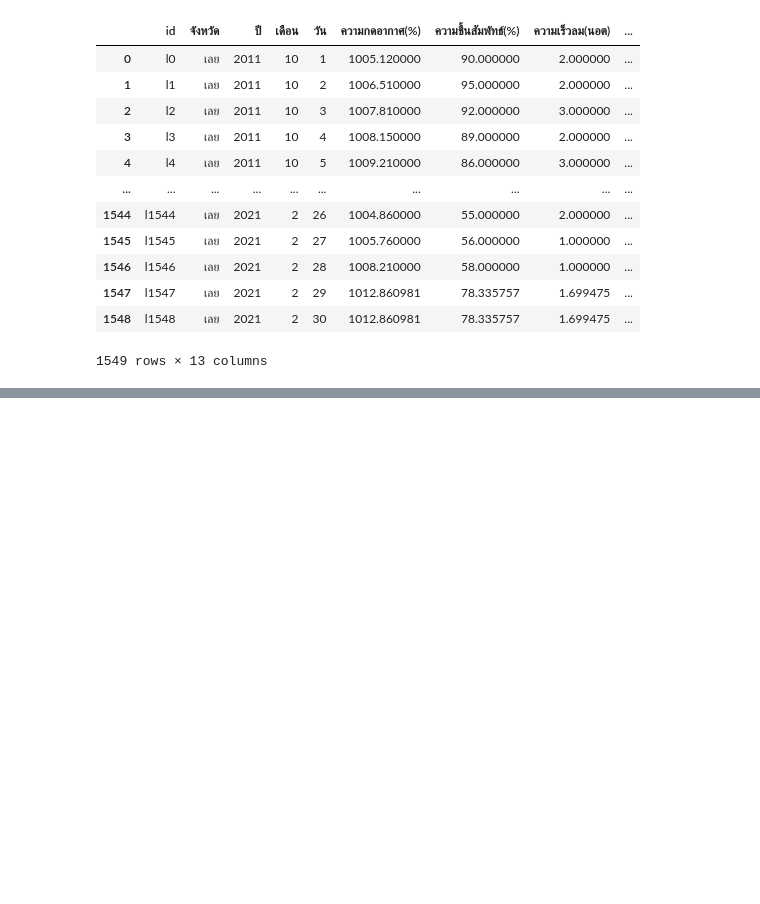
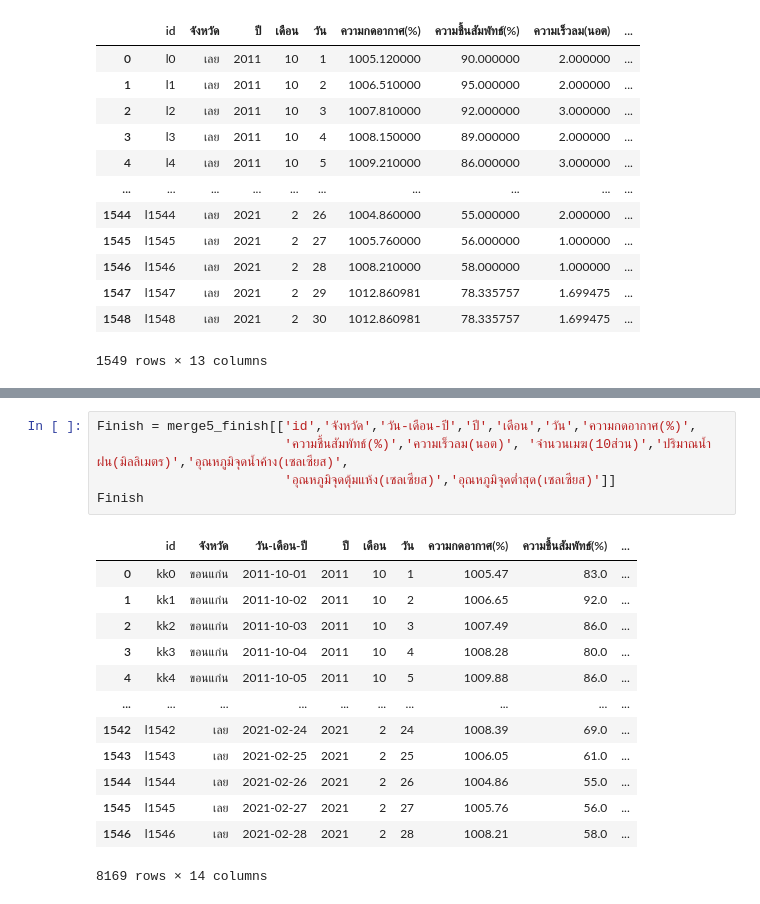
Before and after one commit to KorrawanOu/BSC_DPDM23, a Jupyter notebook: midterm_bscdpdm23.ipynb, the cells around one changed output, grey strips where cells are left out. Drawn from its saved outputs; the diff is of its cells as text; blank space fills up the shorter version.

```diff
--- a/midterm_bscdpdm23.ipynb
+++ b/midterm_bscdpdm23.ipynb
@@ -2532,0 +2585,19 @@ Loei
+# %%
+Finish = merge5_finish[['id','จังหวัด','วัน-เดือน-ปี','ปี','เดือน','วัน','ความกดอากาศ(%)',
+                        'ความชื้นสัมพัทธ์(%)','ความเร็วลม(นอต)', 'จำนวนเมฆ(10ส่วน)','ปริมาณน้ำฝน(มิลลิเมตร)','อุณหภูมิจุดน้ำค้าง(เซลเซียส)',
+                        'อุณหภูมิจุดตุ้มแห้ง(เซลเซียส)','อุณหภูมิจุดต่ำสุด(เซลเซียส)']]
+Finish
+# %% [output]
+|  | id | จังหวัด | วัน-เดือน-ปี | ปี | เดือน | วัน | ความกดอากาศ(%) | ความชื้นสัมพัทธ์(%) | ... |
+| 0 | kk0 | ขอนแก่น | 2011-10-01 | 2011 | 10 | 1 | 1005.47 | 83.0 | ... |
+| 1 | kk1 | ขอนแก่น | 2011-10-02 | 2011 | 10 | 2 | 1006.65 | 92.0 | ... |
+| 2 | kk2 | ขอนแก่น | 2011-10-03 | 2011 | 10 | 3 | 1007.49 | 86.0 | ... |
+| 3 | kk3 | ขอนแก่น | 2011-10-04 | 2011 | 10 | 4 | 1008.28 | 80.0 | ... |
+| 4 | kk4 | ขอนแก่น | 2011-10-05 | 2011 | 10 | 5 | 1009.88 | 86.0 | ... |
+| ... | ... | ... | ... | ... | ... | ... | ... | ... | ... |
+| 1542 | l1542 | เลย | 2021-02-24 | 2021 | 2 | 24 | 1008.39 | 69.0 | ... |
+| 1543 | l1543 | เลย | 2021-02-25 | 2021 | 2 | 25 | 1006.05 | 61.0 | ... |
+| 1544 | l1544 | เลย | 2021-02-26 | 2021 | 2 | 26 | 1004.86 | 55.0 | ... |
+| 1545 | l1545 | เลย | 2021-02-27 | 2021 | 2 | 27 | 1005.76 | 56.0 | ... |
+| 1546 | l1546 | เลย | 2021-02-28 | 2021 | 2 | 28 | 1008.21 | 58.0 | ... |
+8169 rows × 14 columns
```
Also changed, not shown: parts of 12 cells of this notebook.
